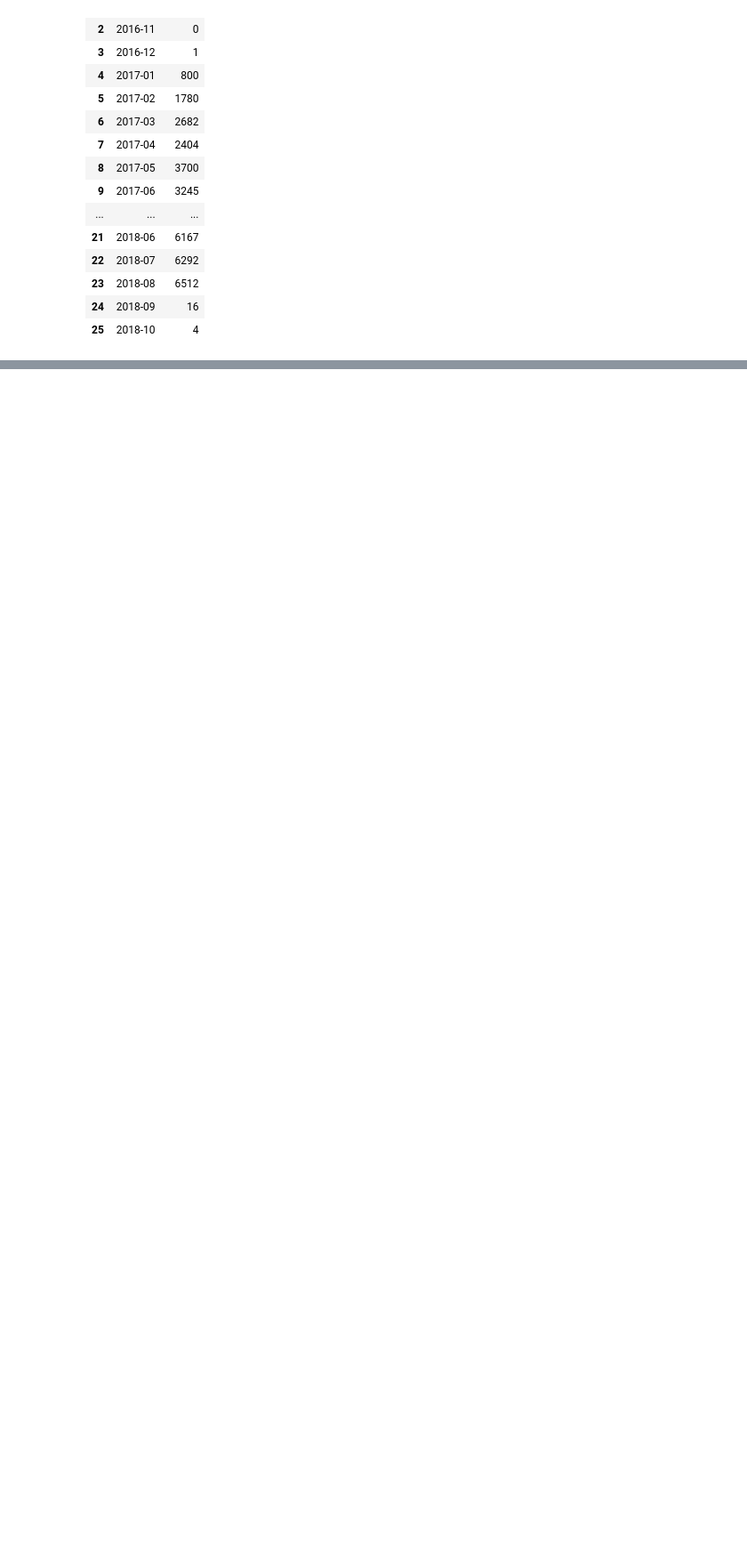
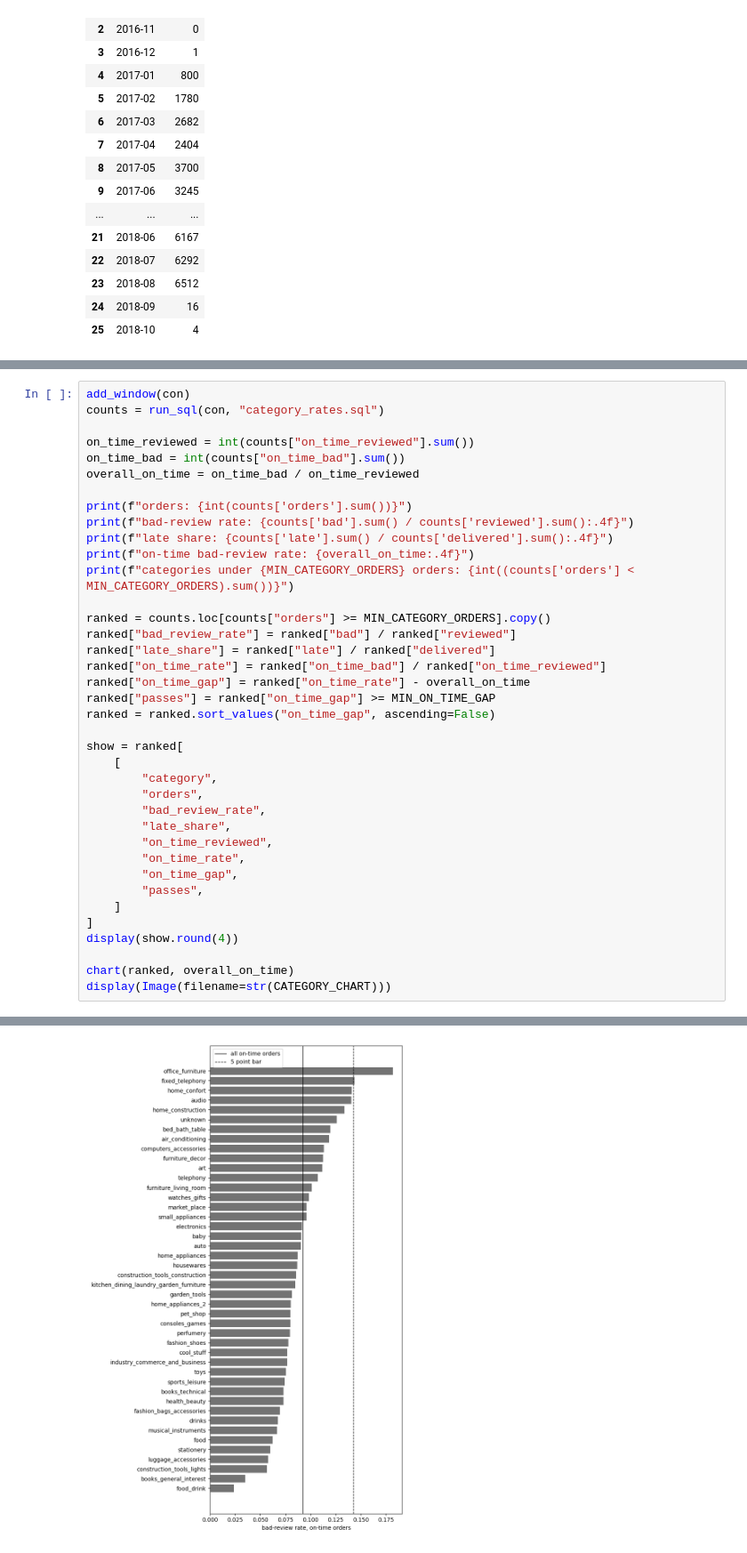
Before and after one commit to kazakovadiana432/Personal_Projects, a Jupyter notebook: product-quality/notebooks/findings.ipynb, the cells around one changed output, grey strips where cells are left out. Shown at 89% size. Cells and saved outputs as stored; diff of their text form; blank space fills up the shorter version.

Commit message:
add comparison among categories in findings file

```diff
--- a/product-quality/notebooks/findings.ipynb
+++ b/product-quality/notebooks/findings.ipynb
@@ -87 +89,40 @@ We keep January 2017 through August 2018 (window end 2018-09-01, excluded). Befo
 The data checks are clean on the key fields: no nulls in purchase timestamp, status, estimated delivery, price or review score, no duplicate `order_id`, no scores outside 1 to 5, and no deliveries before purchase.
+# %%
+add_window(con)
+counts = run_sql(con, "category_rates.sql")
+
+on_time_reviewed = int(counts["on_time_reviewed"].sum())
+on_time_bad = int(counts["on_time_bad"].sum())
+overall_on_time = on_time_bad / on_time_reviewed
+
+print(f"orders: {int(counts['orders'].sum())}")
+print(f"bad-review rate: {counts['bad'].sum() / counts['reviewed'].sum():.4f}")
+print(f"late share: {counts['late'].sum() / counts['delivered'].sum():.4f}")
+print(f"on-time bad-review rate: {overall_on_time:.4f}")
+print(f"categories under {MIN_CATEGORY_ORDERS} orders: {int((counts['orders'] < MIN_CATEGORY_ORDERS).sum())}")
+
+ranked = counts.loc[counts["orders"] >= MIN_CATEGORY_ORDERS].copy()
+ranked["bad_review_rate"] = ranked["bad"] / ranked["reviewed"]
+ranked["late_share"] = ranked["late"] / ranked["delivered"]
+ranked["on_time_rate"] = ranked["on_time_bad"] / ranked["on_time_reviewed"]
+ranked["on_time_gap"] = ranked["on_time_rate"] - overall_on_time
+ranked["passes"] = ranked["on_time_gap"] >= MIN_ON_TIME_GAP
+ranked = ranked.sort_values("on_time_gap", ascending=False)
+
+show = ranked[
+    [
+        "category",
+        "orders",
+        "bad_review_rate",
+        "late_share",
+        "on_time_reviewed",
+        "on_time_rate",
+        "on_time_gap",
+        "passes",
+    ]
+]
+display(show.round(4))
+
+chart(ranked, overall_on_time)
+display(Image(filename=str(CATEGORY_CHART)))
+# %% [output]
@@ -87,0 +151 @@ The data checks are clean on the key fields: no nulls in purchase timestamp, sta
+[figure, added]
```
Also changed, not shown: parts of 2 cells of this notebook.
